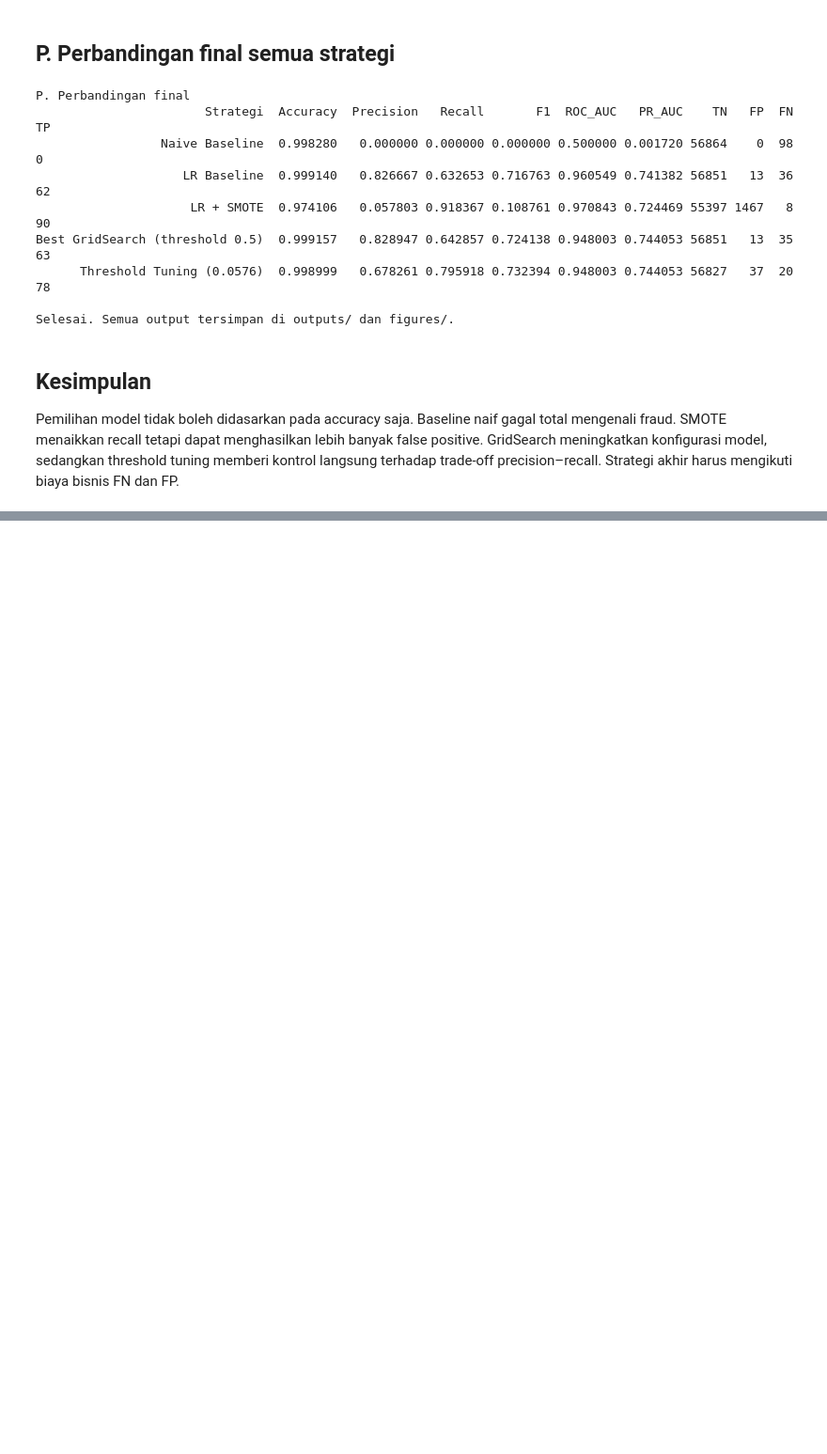
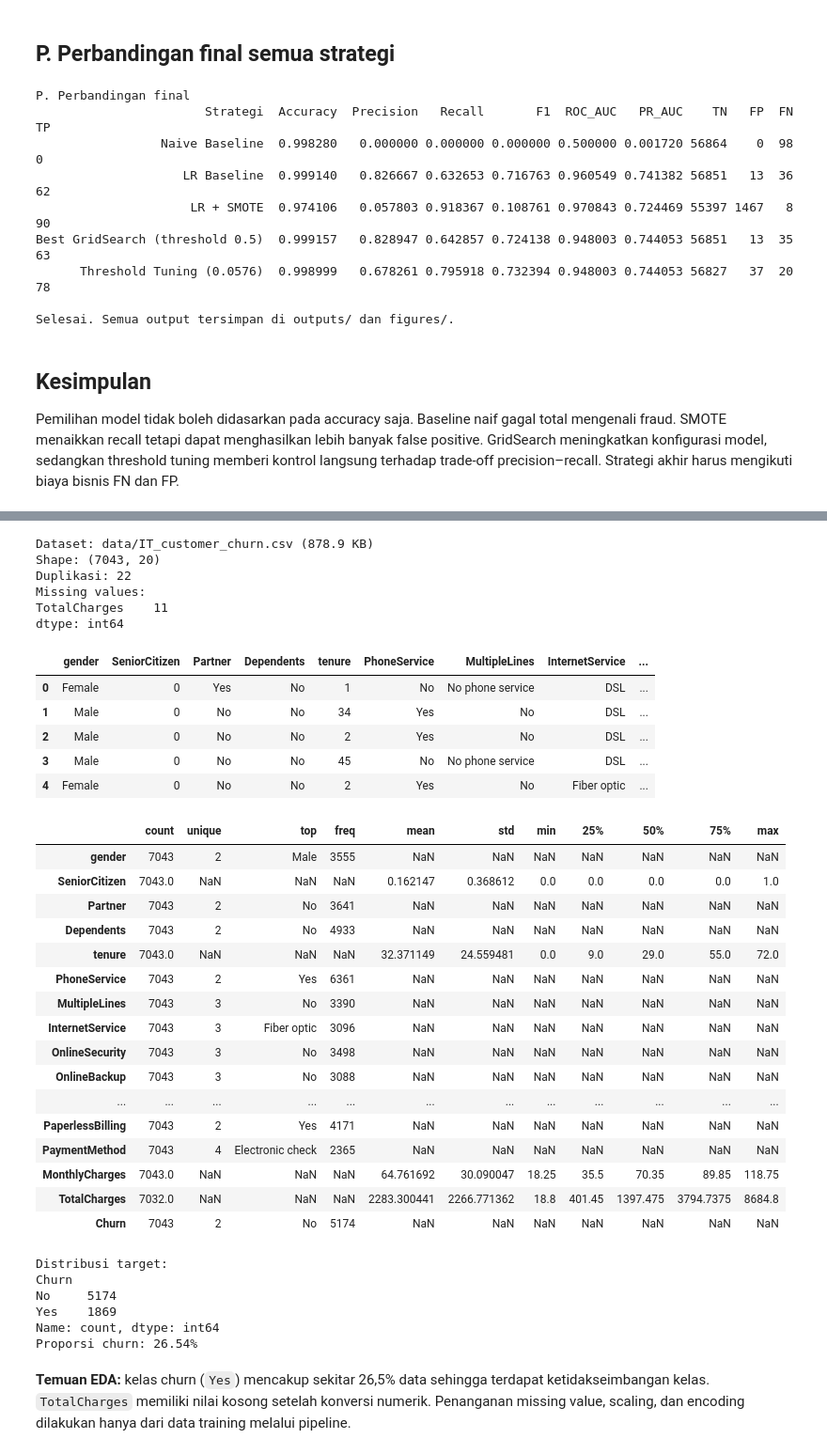
Before and after one commit to arifianilhamnrr/pertemuan-ke-6-machine-learning, a Jupyter notebook: praktikum_evaluasi_model.ipynb, the cells around one changed output, grey strips where cells are left out. Shown at 94% size. Saved outputs shown, nothing was run; the diff lists cells and outputs as text; code cells hidden in the pictures; blank space fills up the shorter version.

Commit message:
feat: analisis komprehensif customer churn

```diff
--- a/praktikum_evaluasi_model.ipynb
+++ b/praktikum_evaluasi_model.ipynb
@@ -431,0 +442,78 @@ Pemilihan model tidak boleh didasarkan pada accuracy saja. Baseline naif gagal t
+# %%
+from urllib.request import urlretrieve
+from zipfile import ZipFile
+
+Q_DATA = Path("data/IT_customer_churn.csv")
+Q_DATA.parent.mkdir(exist_ok=True)
+if not Q_DATA.exists():
+    q_zip = Q_DATA.parent / "it-customer-churn.zip"
+    q_url = "https://www.kaggle.com/api/v1/datasets/download/soheiltehranipour/it-customer-churn"
+    print("Mengunduh IT Customer Churn Dataset...")
+    urlretrieve(q_url, q_zip)
+    with ZipFile(q_zip) as zf:
+        zf.extract("IT_customer_churn.csv", Q_DATA.parent)
+    q_zip.unlink()
+print(f"Dataset: {Q_DATA} ({Q_DATA.stat().st_size / 1024:.1f} KB)")
+
+churn = pd.read_csv(Q_DATA)
+# Spasi kosong pada TotalCharges menjadi NaN dan ditangani imputer di pipeline.
+churn["TotalCharges"] = pd.to_numeric(churn["TotalCharges"], errors="coerce")
+print("Shape:", churn.shape)
+print("Duplikasi:", churn.duplicated().sum())
+print("Missing values:")
+print(churn.isna().sum()[churn.isna().sum() > 0])
+display(churn.head())
+display(churn.describe(include="all").T)
+# %% [output]
+Dataset: data/IT_customer_churn.csv (878.9 KB)
+Shape: (7043, 20)
+Duplikasi: 22
+Missing values:
+TotalCharges    11
+dtype: int64
+|  | gender | SeniorCitizen | Partner | Dependents | tenure | PhoneService | MultipleLines | InternetService | ... |
+| 0 | Female | 0 | Yes | No | 1 | No | No phone service | DSL | ... |
+| 1 | Male | 0 | No | No | 34 | Yes | No | DSL | ... |
+| 2 | Male | 0 | No | No | 2 | Yes | No | DSL | ... |
+| 3 | Male | 0 | No | No | 45 | No | No phone service | DSL | ... |
+| 4 | Female | 0 | No | No | 2 | Yes | No | Fiber optic | ... |
+|  | count | unique | top | freq | mean | std | min | 25% | 50% | 75% | max |
+| gender | 7043 | 2 | Male | 3555 | NaN | NaN | NaN | NaN | NaN | NaN | NaN |
+| SeniorCitizen | 7043.0 | NaN | NaN | NaN | 0.162147 | 0.368612 | 0.0 | 0.0 | 0.0 | 0.0 | 1.0 |
+| Partner | 7043 | 2 | No | 3641 | NaN | NaN | NaN | NaN | NaN | NaN | NaN |
+| Dependents | 7043 | 2 | No | 4933 | NaN | NaN | NaN | NaN | NaN | NaN | NaN |
+| tenure | 7043.0 | NaN | NaN | NaN | 32.371149 | 24.559481 | 0.0 | 9.0 | 29.0 | 55.0 | 72.0 |
+| PhoneService | 7043 | 2 | Yes | 6361 | NaN | NaN | NaN | NaN | NaN | NaN | NaN |
+| MultipleLines | 7043 | 3 | No | 3390 | NaN | NaN | NaN | NaN | NaN | NaN | NaN |
+| InternetService | 7043 | 3 | Fiber optic | 3096 | NaN | NaN | NaN | NaN | NaN | NaN | NaN |
+| OnlineSecurity | 7043 | 3 | No | 3498 | NaN | NaN | NaN | NaN | NaN | NaN | NaN |
+| OnlineBackup | 7043 | 3 | No | 3088 | NaN | NaN | NaN | NaN | NaN | NaN | NaN |
+| ... | ... | ... | ... | ... | ... | ... | ... | ... | ... | ... | ... |
+| PaperlessBilling | 7043 | 2 | Yes | 4171 | NaN | NaN | NaN | NaN | NaN | NaN | NaN |
+| PaymentMethod | 7043 | 4 | Electronic check | 2365 | NaN | NaN | NaN | NaN | NaN | NaN | NaN |
+| MonthlyCharges | 7043.0 | NaN | NaN | NaN | 64.761692 | 30.090047 | 18.25 | 35.5 | 70.35 | 89.85 | 118.75 |
+| TotalCharges | 7032.0 | NaN | NaN | NaN | 2283.300441 | 2266.771362 | 18.8 | 401.45 | 1397.475 | 3794.7375 | 8684.8 |
+| Churn | 7043 | 2 | No | 5174 | NaN | NaN | NaN | NaN | NaN | NaN | NaN |
+# %%
+q_counts = churn["Churn"].value_counts()
+print("Distribusi target:")
+print(q_counts)
+print(f"Proporsi churn: {(churn['Churn'].eq('Yes').mean() * 100):.2f}%")
+
+fig, axes = plt.subplots(1, 2, figsize=(12, 4))
+axes[0].bar(q_counts.index, q_counts.values, color=["steelblue", "coral"])
+axes[0].set(title="Distribusi Customer Churn", xlabel="Churn", ylabel="Jumlah")
+axes[1].pie(q_counts.values, labels=q_counts.index, autopct="%1.1f%%", colors=["steelblue", "coral"])
+axes[1].set_title("Proporsi Target")
+plt.tight_layout()
+plt.savefig("figures/07_q_distribusi_churn.png", dpi=150, bbox_inches="tight")
+plt.show()
+# %% [output]
+Distribusi target:
+Churn
+No     5174
+Yes    1869
+Name: count, dtype: int64
+Proporsi churn: 26.54%
+# %% [markdown]
+**Temuan EDA:** kelas churn (`Yes`) mencakup sekitar 26,5% data sehingga terdapat ketidakseimbangan kelas. `TotalCharges` memiliki nilai kosong setelah konversi numerik. Penanganan missing value, scaling, dan encoding dilakukan hanya dari data training melalui pipeline.
```
Also changed, not shown: parts of 20 cells of this notebook, 12 other files.
